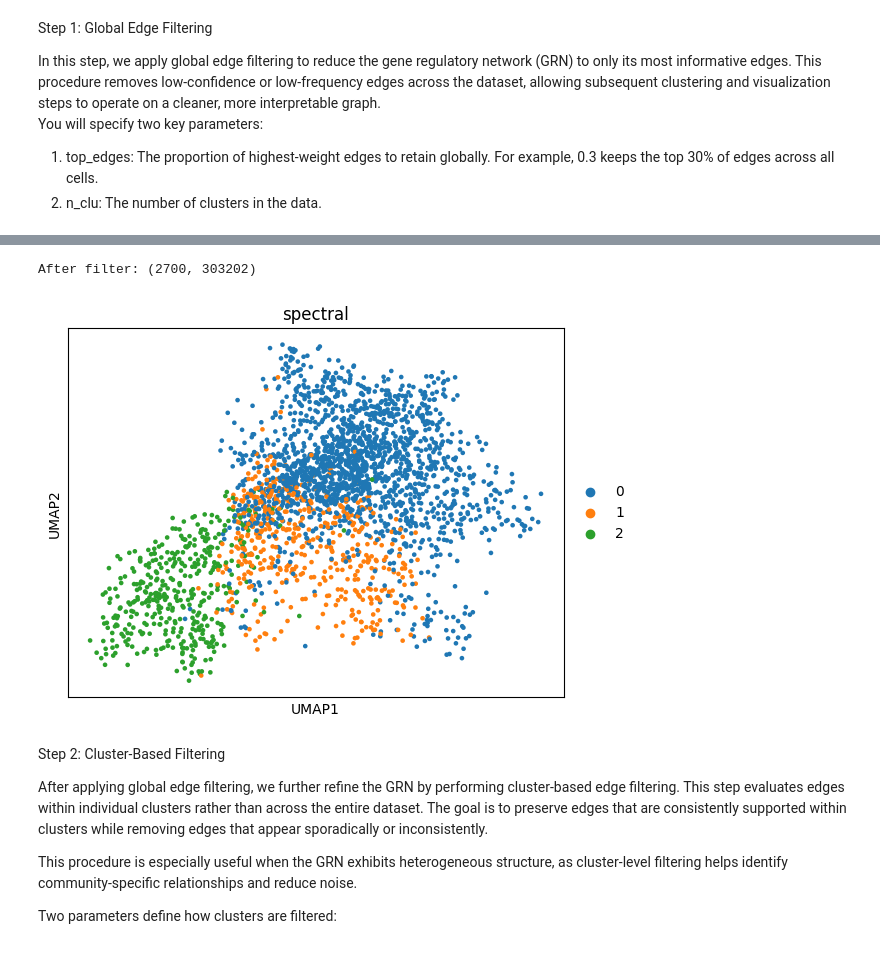
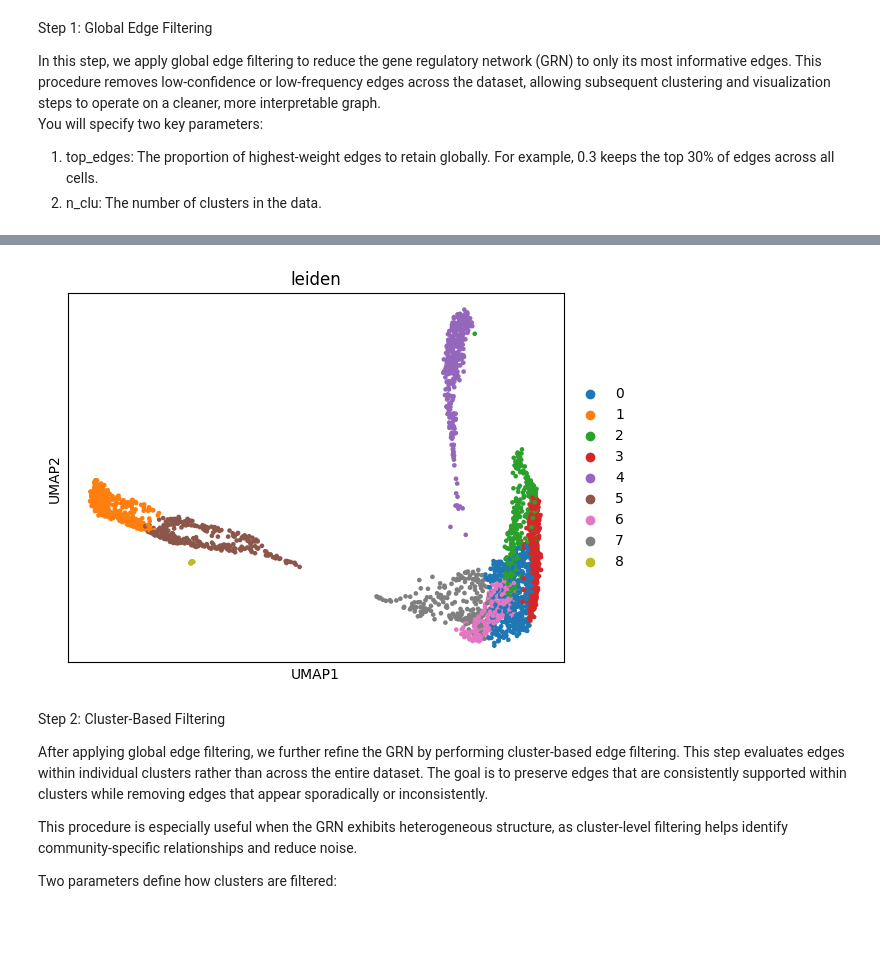
Before and after one commit to bionetslab/netmap, a Jupyter notebook: tutorials/use_case.ipynb, the cells around one changed output, grey strips where cells are left out. Cells and saved outputs as stored; diff of their text form; code cells hidden in the pictures.

```diff
--- a/tutorials/use_case.ipynb
+++ b/tutorials/use_case.ipynb
@@ -140,9 +152,7 @@ else:
 use_case_path = '/data_nfs/og86asub/netmap/netmap-evaluation/netmap/tutorials/use_case_data/use_case/scanpy/'
 os.makedirs(use_case_path, exist_ok=True)
 
-model_zoo = create_model_zoo(data_tensor,  n_models=1, n_epochs=10000, model_type='ZINBAutoencoder', latent_dim= 8, dropout_rate=0.1, hidden_dim = [64] )
+model_zoo = create_model_zoo(data_tensor,  n_models=10, n_epochs=10000, model_type='ZINBAutoencoder', latent_dim= 8, dropout_rate=0.1, hidden_dim = [64] )
 
 #grn_adata.write_h5ad( '/data_nfs/og86asub/netmap/netmap-evaluation/netmap/tutorials/use_case_data/use_case/scanpy/grn_adata_new.h5ad')
-
-grn_adata = inferrence(model_zoo, data_tensor.cuda(), gene_names, xai_method='GradientShap', background_type = 'zeros')
 # %% [output]
@@ -218,5 +205,5 @@ You will specify two key parameters:
 2. n_clu: The number of clusters in the data.
 # %%
 # Parameters setting
-top_edges = 0.2
+top_edges = 0.1
 n_clu = 3
@@ -233,7 +210,5 @@ NameError: name 'grn_adata' is not defined
 # %%
 
-
-grn_adata = add_top_edge_annotation_global(grn_adata, top_edges=[top_edges], nan_fill=0)
+grn_adata_smol = add_top_edge_annotation_global(grn_adata_smol, top_edges=[top_edges], nan_fill=0)
 
 filter_key = f"global_cell_count_{top_edges}"
-grn_adata = grn_adata[:, grn_adata.var[filter_key] > 0]
@@ -242,2 +215,2 @@ Successfully created layer 'sorted' using <class 'numpy.uint32'>.
 # %%
-grn_adata
+grn_adata_smol = grn_adata_smol[:, grn_adata_smol.var[filter_key] > 200]
@@ -248,14 +246,10 @@ View of AnnData object with n_obs × n_vars = 2700 × 303202
 # %%
 from netmap.downstream.clustering import process
-grn_adata = process(grn_adata=grn_adata.copy(), n_clu=3, key_added = 'spectral')
-
-print(f"After filter: {grn_adata.shape}")
+#grn_adata_smol = process(grn_adata=grn_adata_smol, n_clu=3, key_added = 'spectral')
-# %% [output]
-After filter: (2700, 303202)
 # %%
-sc.pl.umap(grn_adata, color='spectral')
+sc.pl.umap(grn_adata_smol, color='leiden')
 # %% [output]
-[figure, old version]
+[figure, new version]
 # %% [markdown]
 Step 2: Cluster-Based Filtering
 
```
Also changed, not shown: parts of 52 cells of this notebook, 2 other files.
